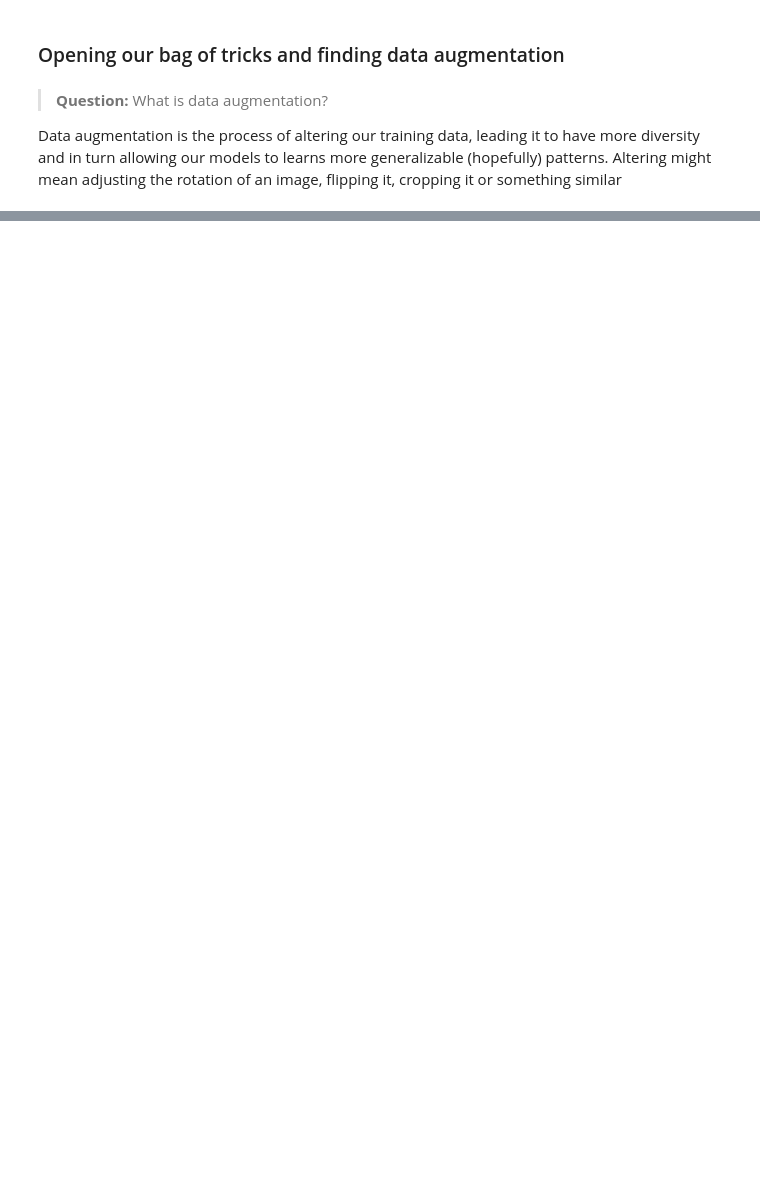
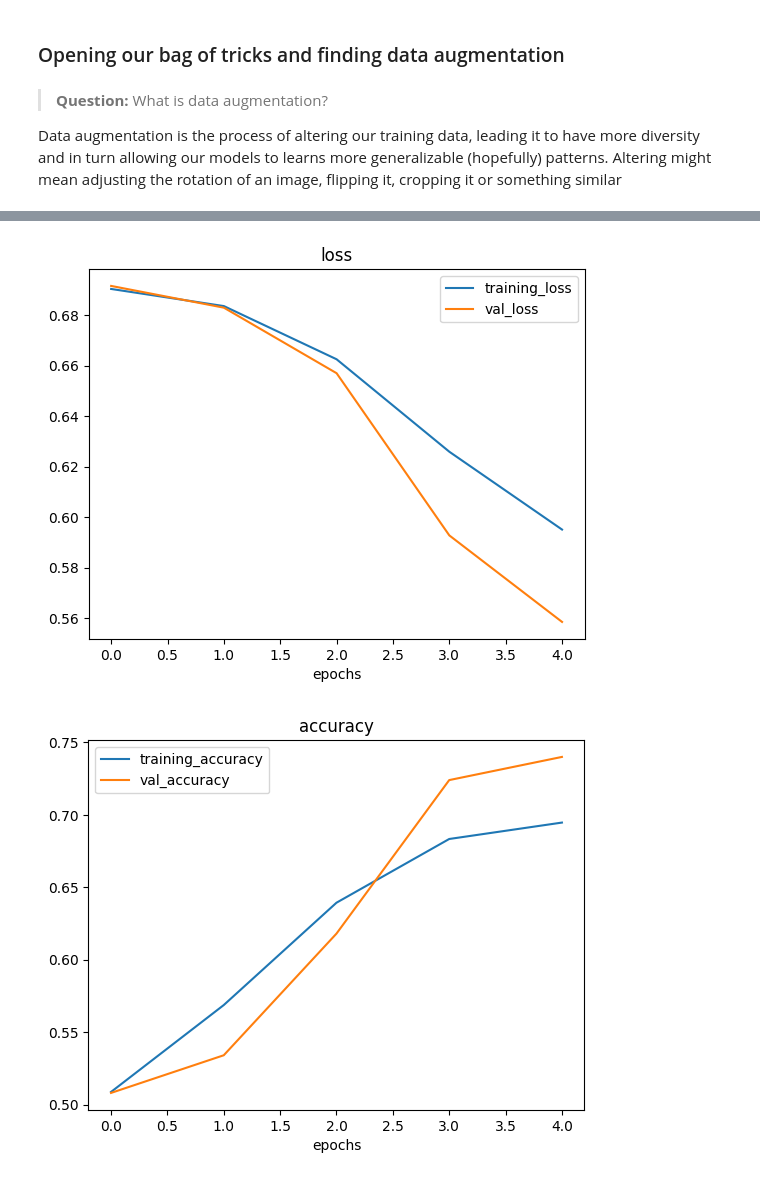
Before and after one commit to Rus-tam/daniel_bourke_course, a Jupyter notebook: notebooks/CNN & Computer Vision with TF.ipynb, the cells around one changed output, grey strips where cells are left out. Cells and saved outputs as stored; diff of their text form; code cells hidden in the pictures; blank space fills up the shorter version.

Commit message:
train model with augmented data

```diff
--- a/notebooks/CNN & Computer Vision with TF.ipynb
+++ b/notebooks/CNN & Computer Vision with TF.ipynb
@@ -803,6 +805,6 @@ for images, _ in train_data.take(1):
 # %%
 # Модель с аугментацией
-model_5 = Sequential([
+model_6 = Sequential([
     Input(shape=(224, 224, 3)),
     data_augmentation,                # Аугментация
     Rescaling(scale=1/255.),           # Нормализация [0, 255] → [0, 1]
@@ -812,6 +814,16 @@ model_5 = Sequential([
     MaxPool2D(),
     Conv2D(10, 3, activation='relu'),
     MaxPool2D(),
-    Flatten(),
+    GlobalAveragePooling2D(),         # Используем GlobalAveragePooling2D вместо Flatten
     Dense(1, activation='sigmoid')
 ])
+# %%
+# Compile the model
+model_6.compile(loss=tf.keras.losses.BinaryCrossentropy(),
+               optimizer=Adam(),
+               metrics=["accuracy"])
+# %%
+# Fit the model
+history_6 = model_6.fit(train_data,
+                        epochs=5,
+                        validation_data=test_data)
@@ -817,0 +841,6 @@ model_5 = Sequential([
+# %%
+# Let's plot training curves
+plot_loss_curves(history_6)
+# %% [output]
+[figure, added]
+[figure, added]
```
Also changed, not shown: parts of 20 cells of this notebook.
